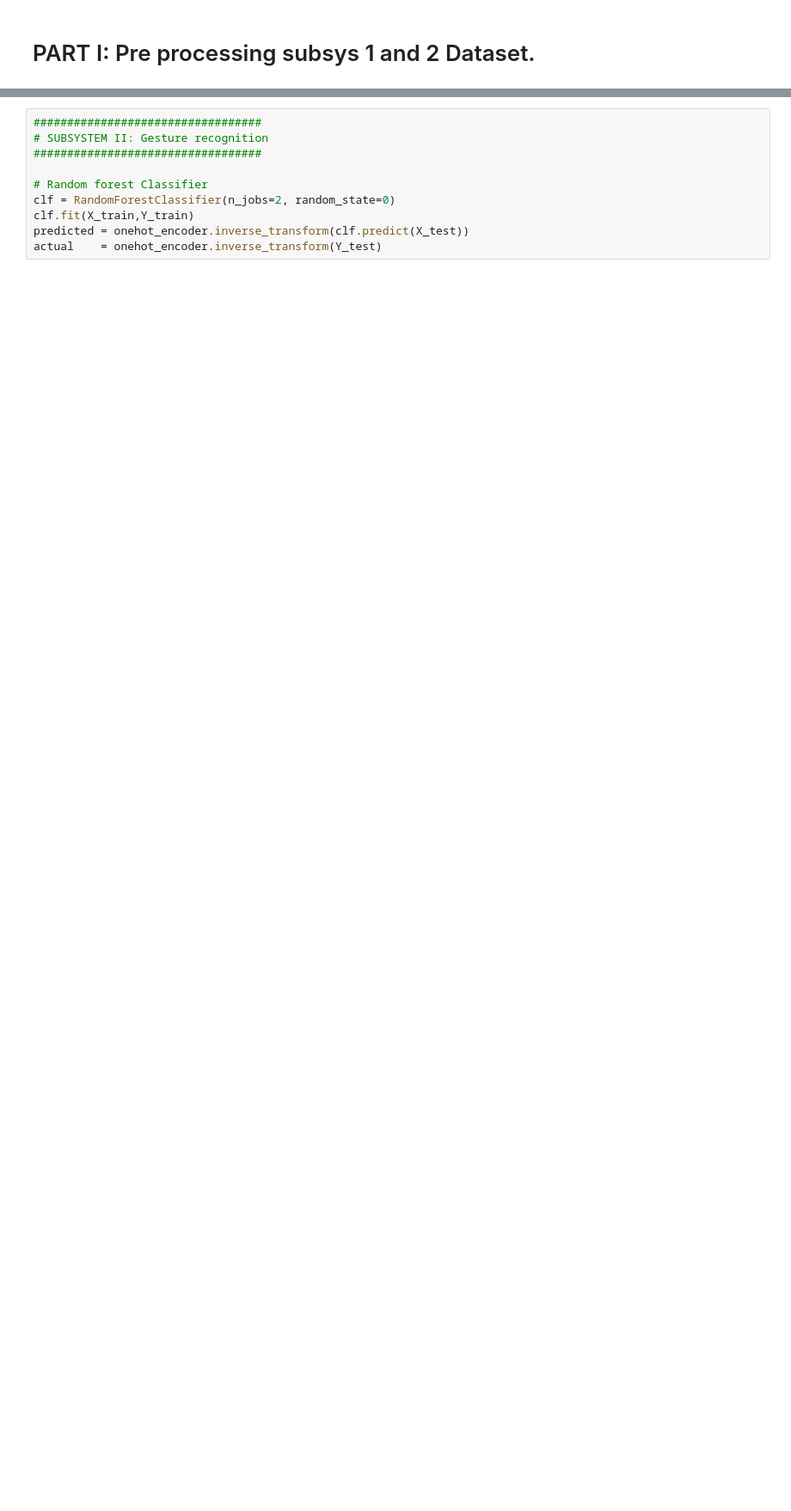
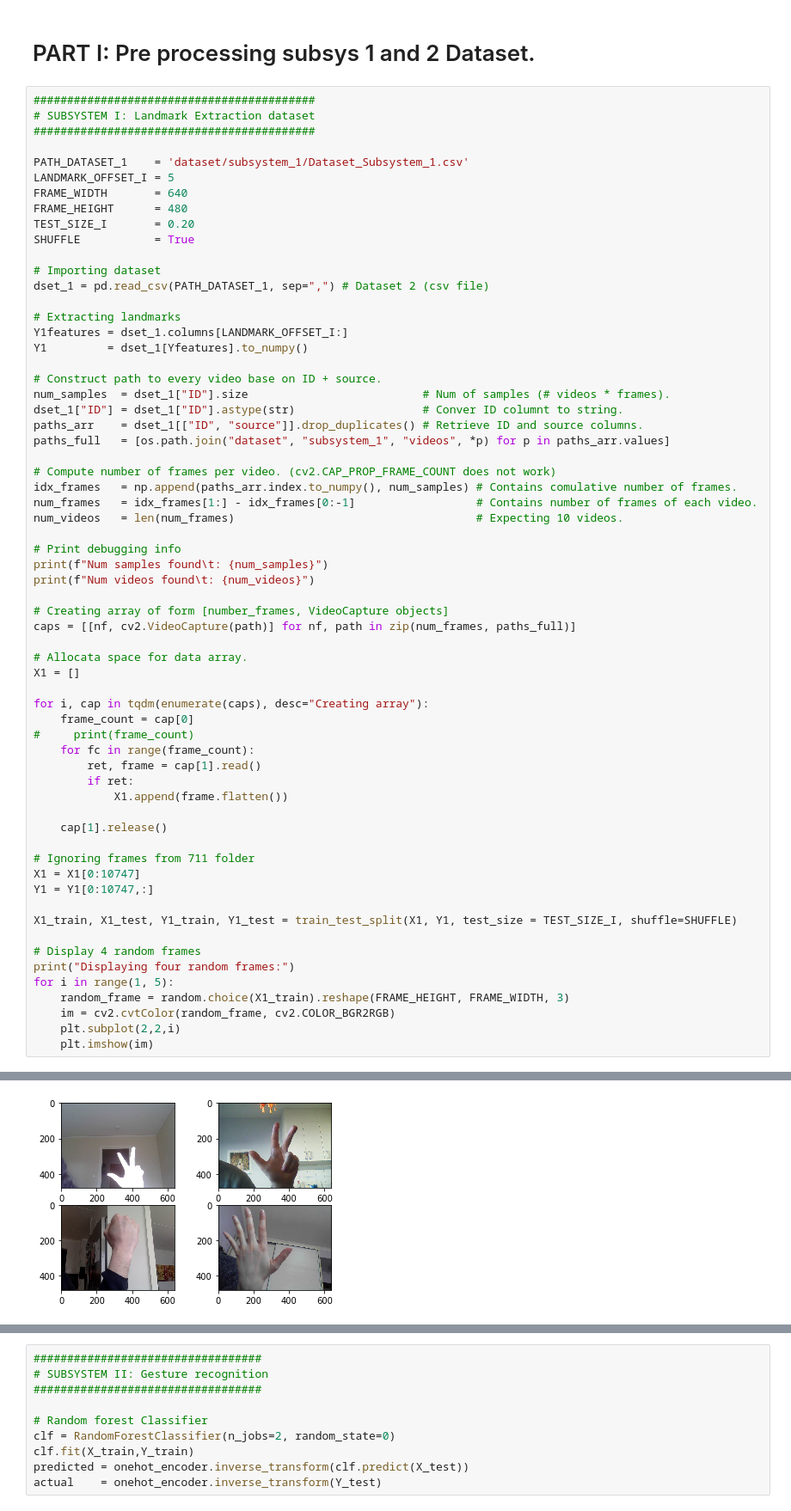
Before and after one commit to dikioth/hand-gesture-interaction, a Jupyter notebook: Elvis.ipynb, the cells around one changed output, grey strips where cells are left out. Shown at 86% size. Saved outputs shown, nothing was run; the diff lists cells and outputs as text; blank space fills up the shorter version.

```diff
--- a/Elvis.ipynb
+++ b/Elvis.ipynb
@@ -16,3 +16,67 @@ import random
 from tqdm.notebook import tqdm
 # %% [markdown]
 # PART I: Pre processing subsys 1 and 2 Dataset.
+# %%
+##########################################
+# SUBSYSTEM I: Landmark Extraction dataset
+##########################################
+
+PATH_DATASET_1    = 'dataset/subsystem_1/Dataset_Subsystem_1.csv'
+LANDMARK_OFFSET_I = 5
+FRAME_WIDTH       = 640
+FRAME_HEIGHT      = 480
+TEST_SIZE_I       = 0.20
+SHUFFLE           = True
+
+# Importing dataset
+dset_1 = pd.read_csv(PATH_DATASET_1, sep=",") # Dataset 2 (csv file)
+
+# Extracting landmarks
+Y1features = dset_1.columns[LANDMARK_OFFSET_I:]
+Y1         = dset_1[Yfeatures].to_numpy()
+
+# Construct path to every video base on ID + source.
+num_samples  = dset_1["ID"].size                          # Num of samples (# videos * frames).
+dset_1["ID"] = dset_1["ID"].astype(str)                   # Conver ID columnt to string.
+paths_arr    = dset_1[["ID", "source"]].drop_duplicates() # Retrieve ID and source columns.
+paths_full   = [os.path.join("dataset", "subsystem_1", "videos", *p) for p in paths_arr.values]
+
+# Compute number of frames per video. (cv2.CAP_PROP_FRAME_COUNT does not work)
+idx_frames   = np.append(paths_arr.index.to_numpy(), num_samples) # Contains comulative number of frames.
+num_frames   = idx_frames[1:] - idx_frames[0:-1]                  # Contains number of frames of each video.
+num_videos   = len(num_frames)                                    # Expecting 10 videos.
+
+# Print debugging info
+print(f"Num samples found\t: {num_samples}")
+print(f"Num videos found\t: {num_videos}")
+
+# Creating array of form [number_frames, VideoCapture objects]
+caps = [[nf, cv2.VideoCapture(path)] for nf, path in zip(num_frames, paths_full)]
+
+# Allocata space for data array.
+X1 = []
+
+for i, cap in tqdm(enumerate(caps), desc="Creating array"):
+    frame_count = cap[0]
+#     print(frame_count)
+    for fc in range(frame_count):
+        ret, frame = cap[1].read()
+        if ret:
+            X1.append(frame.flatten())
+
+    cap[1].release()
+
+# Ignoring frames from 711 folder
+X1 = X1[0:10747]
+Y1 = Y1[0:10747,:]
+
+X1_train, X1_test, Y1_train, Y1_test = train_test_split(X1, Y1, test_size = TEST_SIZE_I, shuffle=SHUFFLE)
+
+# Display 4 random frames
+print("Displaying four random frames:")
+for i in range(1, 5):
+    random_frame = random.choice(X1_train).reshape(FRAME_HEIGHT, FRAME_WIDTH, 3)
+    im = cv2.cvtColor(random_frame, cv2.COLOR_BGR2RGB)
+    plt.subplot(2,2,i)
+    plt.imshow(im)
+# %% [output]
@@ -18,0 +87 @@ from tqdm.notebook import tqdm
+[figure, added]
```
Also changed, not shown: parts of 5 cells of this notebook.
